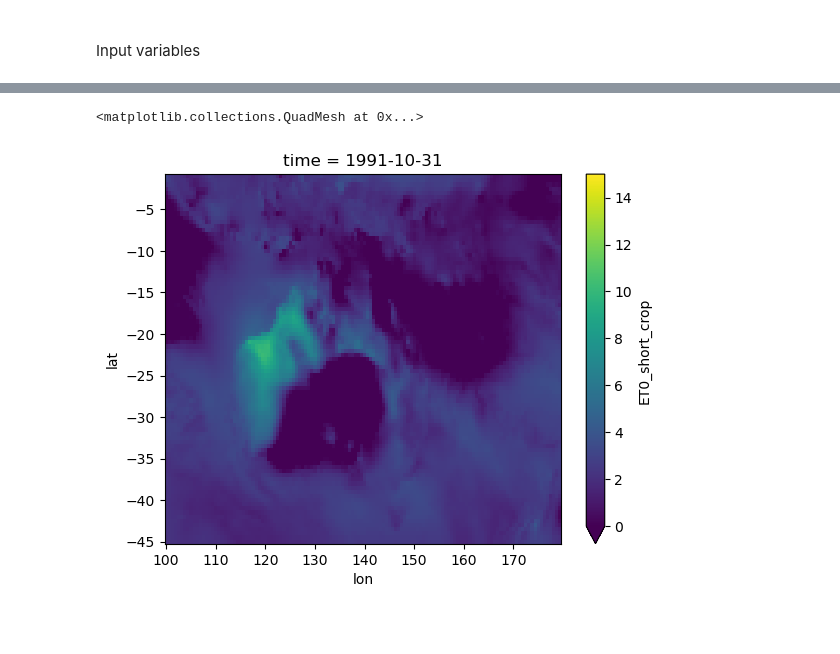
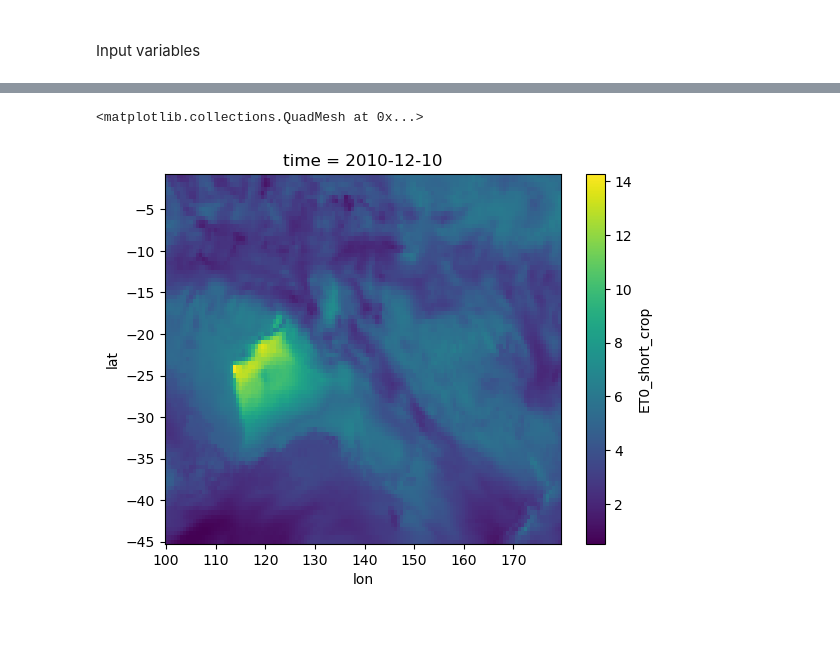
Before and after one commit to jb6465/flash-drought, a Jupyter notebook: attribution_python/zero_draft_pythonize_MERRA2.ipynb, the cells around one changed output, grey strips where cells are left out. Drawn from its saved outputs; the diff is of its cells as text; code cells hidden in the pictures.

```diff
--- a/attribution_python/zero_draft_pythonize_MERRA2.ipynb
+++ b/attribution_python/zero_draft_pythonize_MERRA2.ipynb
@@ -146,6 +146,6 @@ Rs = (SWGDN * 86400)/1e6
 # T: daily mean temperature [°C]
 T = T2M-273.15
 # %%
-# Patm: surface pressure [kPa] = f(elev[m])                                               [FAO56 Eq. 7]
-Patm = 101.3 * ((293. - 0.0065 * elev) / 293.)**5.26
+# Patm: surface pressure [Pa] = f(elev[m])                                                [FAO56 Eq. 7]
+Patm = 101300 * ((293. - 0.0065 * elev) / 293.)**5.26
 # %%
@@ -153,5 +153,5 @@ Patm = 101.3 * ((293. - 0.0065 * elev) / 293.)**5.26
 gamma = 0.665e-3 * Patm
 # %%
-# esat: saturated vapor pressure [kPa] = f(T[°C])                                         [FAO56 Eq. 11]
-esat = 0.6108 * np.exp((17.27*T/(T+237.3)))
+# esat: saturated vapor pressure [Pa] = f(T[°C])            ,                             [FAO56 Eq. 11]
+esat = 610.8 * np.exp((17.27*T/(T+237.3)))
 # %%
@@ -162,8 +162,8 @@ w = QV2M / (1. - QV2M)
 eact = (Patm * w) / (0.622 + w)
 eact = eact.clip(max=esat) #clip eact ≤ esat
 # %%
-# delta: slope of the saturated vapor pressure curve at T [kPa/°C] = f(T[°C])             [FAO56 Eq. 13]
-delta = (4098. * 0.6108 * np.exp(17.27 * T / (T + 237.3))) / (T + 237.3)**2
+# delta: slope of the saturated vapor pressure curve at T [Pa/K] = f(T[°C])               [FAO56 Eq. 13]
+delta = (4098. * 610.8 * np.exp(17.27 * T / (T + 237.3))) / (T + 237.3)**2
 # %%
 # G: ground heat flux  [MJ/(m2.day)], on daily time scales, G ≈ 0                         [FAO56 Eq. 42]
 G = 0
@@ -207,13 +207,13 @@ From FAO56, Equation 6, PM derivation of ET0
 # %%
 %%time
 # A left numerator
-A = 0.408 * delta * (Rn - G)
+A = 0.408 * (delta*1e-3) * ((Rn - G) * 1e-6)
 
 # B right numerator
-B = gamma * (Cn/(T+273)) * U2M * (esat-eact)
+B = (gamma*1e-3) * (Cn/(T+273)) * U2M * ((esat-eact)*1e-3)
 
 # C denominator
-C = (delta + gamma * (1+Cd*U2M))
+C = ((delta*1e-3) + (gamma*1e-3) * (1+Cd*U2M))
 
 ET0 = (A+B)/C
 # %% [output]
@@ -222,10 +222,10 @@ Wall time: 5.48 s
 # %%
 ET0_xr = xr.DataArray(ET0, dims=['time', 'lat', 'lon'], coords={'time':T.time.values, 'lat': T.lat.values, 'lon': T.lon.values}).rename(f"ET0_{short_tall_crop_switch}_crop")
 # %%
-ET0_xr[4321].plot(vmin=0, vmax=15)
+ET0_xr[11301].plot()
 # %% [output]
 <matplotlib.collections.QuadMesh at 0x...>
-[figure, old version]
+[figure, new version]
 # %% [markdown]
 <br>
 # %% [markdown]
```
Also changed, not shown: parts of 22 cells of this notebook.
